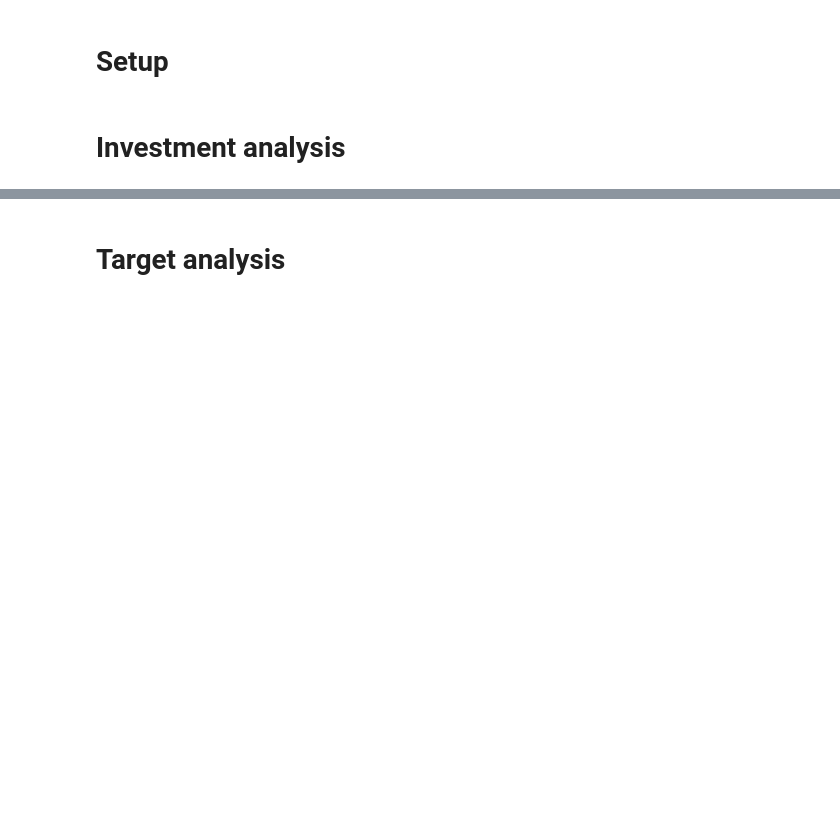
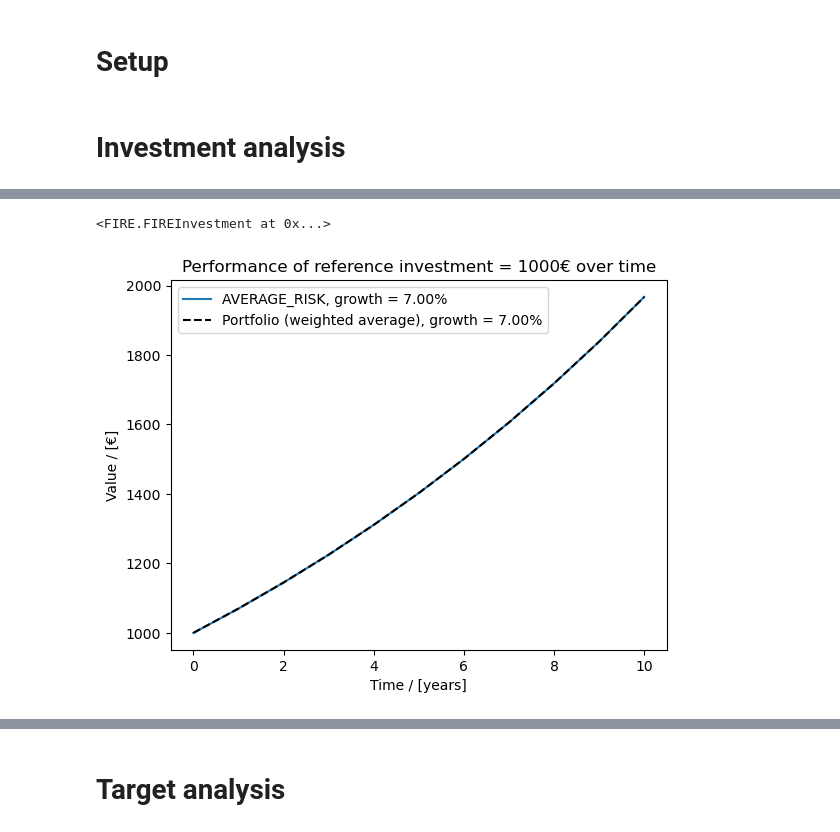
Before and after one commit to lvnou/fire-calculator, a Jupyter notebook: FIRE.ipynb, the cells around one changed output, grey strips where cells are left out. Drawn from its saved outputs; the diff is of its cells as text; code cells hidden in the pictures; blank space fills up the shorter version.

```diff
--- a/FIRE.ipynb
+++ b/FIRE.ipynb
@@ -66,0 +39,5 @@ Text(0.5, 1.0, 'Performance of reference investment = 1000€ over time')
+# %%
+investments.plot_portfolio_performance("VAR")
+# %% [output]
+<FIRE.FIREInvestment at 0x...>
+[figure, added]
```
Also changed, not shown: parts of 8 cells of this notebook, 3 other files.
